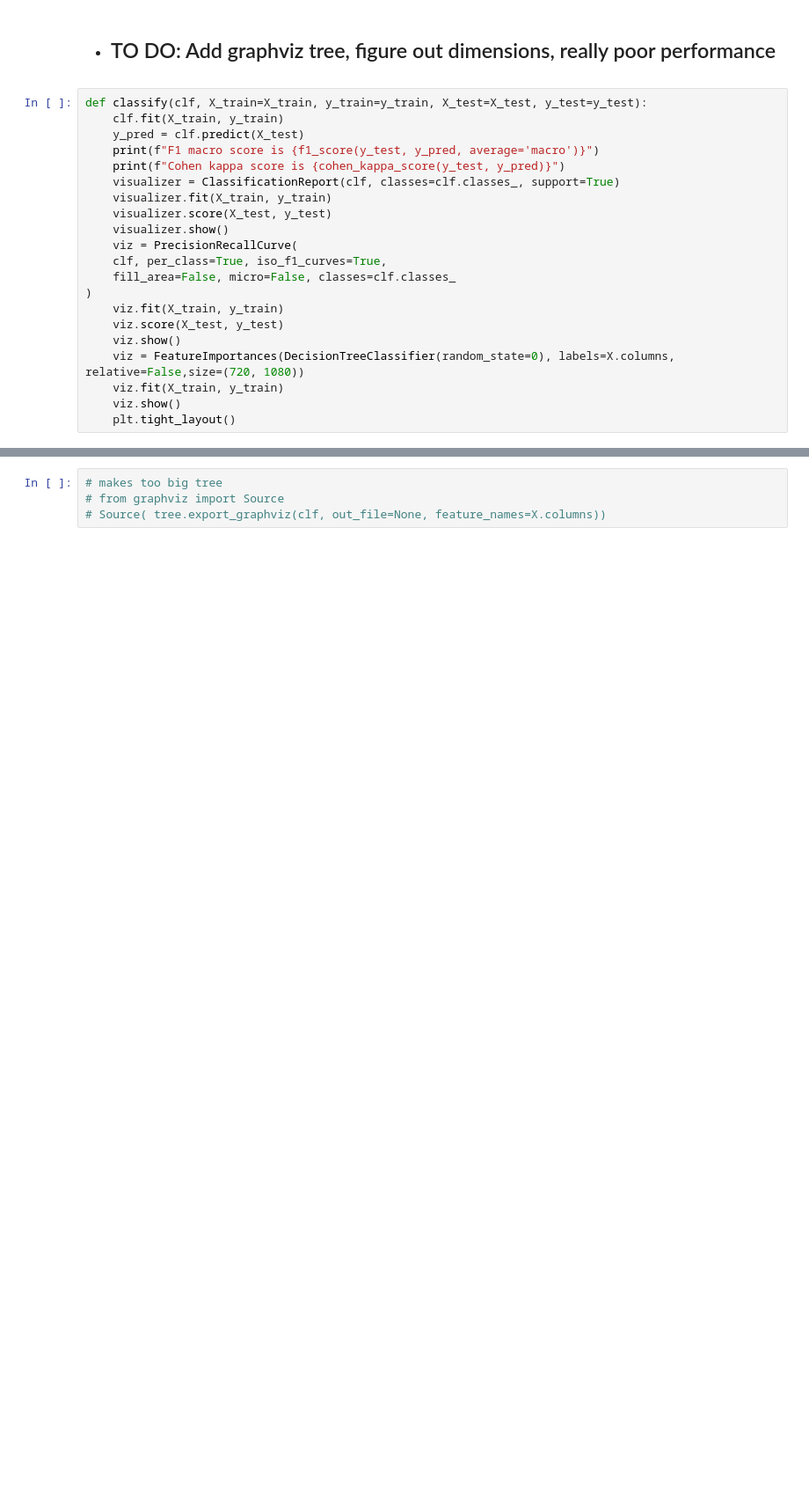
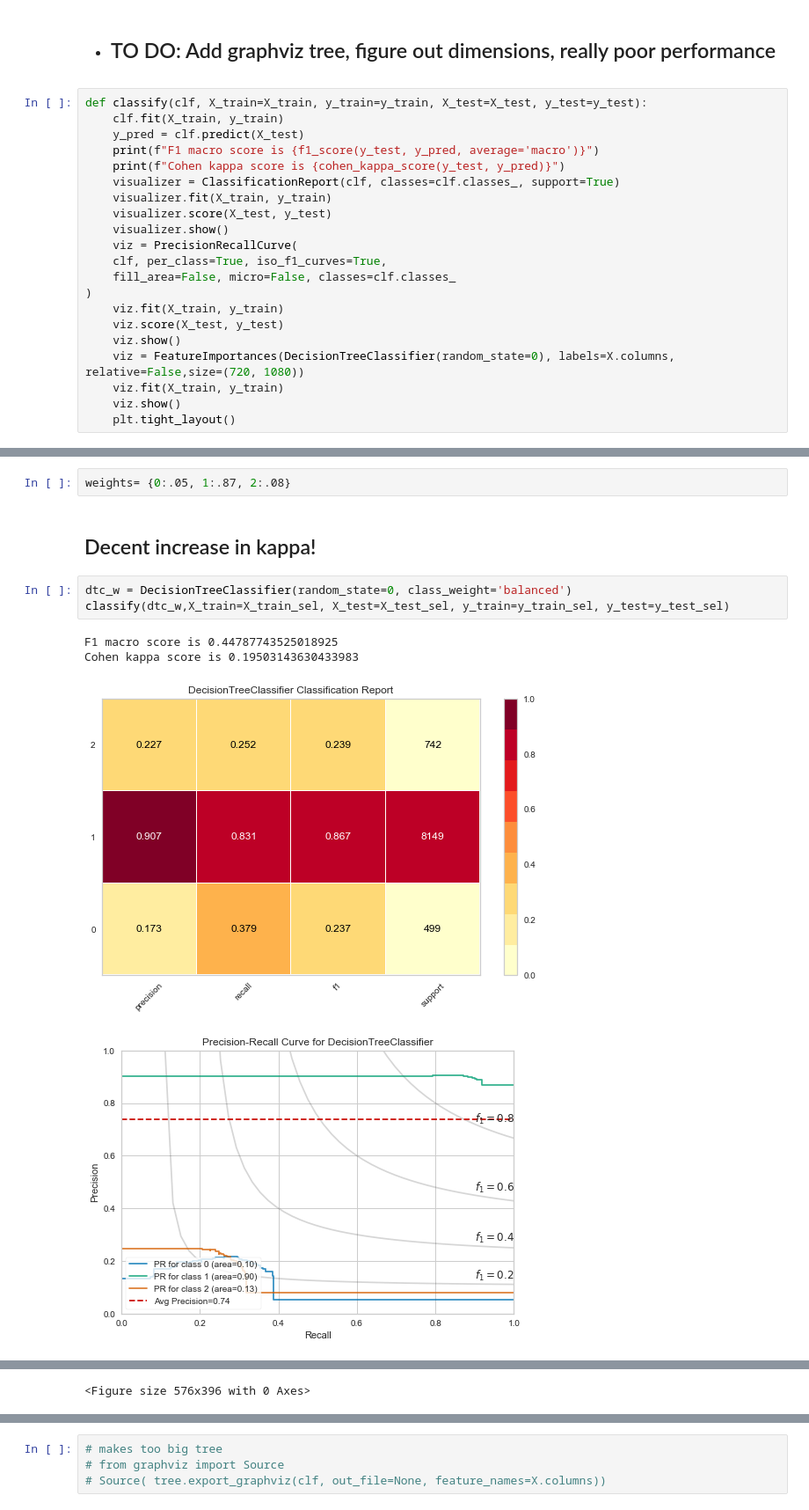
Before and after one commit to MichaelBurak/crunchbase-analysis, a Jupyter notebook: crunchbase-analysis.ipynb, the cells around one changed output, grey strips where cells are left out. Shown at 88% size. Saved outputs shown, nothing was run; the diff lists cells and outputs as text; blank space fills up the shorter version.

```diff
--- a/crunchbase-analysis.ipynb
+++ b/crunchbase-analysis.ipynb
@@ -1154,0 +1207,12 @@ classify(dtc)
+# %%
+weights= {0:.05, 1:.87, 2:.08}
+# %% [markdown]
+## Decent increase in kappa!
+# %%
+dtc_w = DecisionTreeClassifier(random_state=0, class_weight='balanced')
+classify(dtc_w,X_train=X_train_sel, X_test=X_test_sel, y_train=y_train_sel, y_test=y_test_sel)
+# %% [output]
+F1 macro score is 0.44787743525018925
+Cohen kappa score is 0.19503143630433983
+[figure, added]
+[figure, added]
@@ -1154,0 +1220 @@ classify(dtc)
+<Figure size 576x396 with 0 Axes>
```
Also changed, not shown: parts of 13 cells of this notebook.
